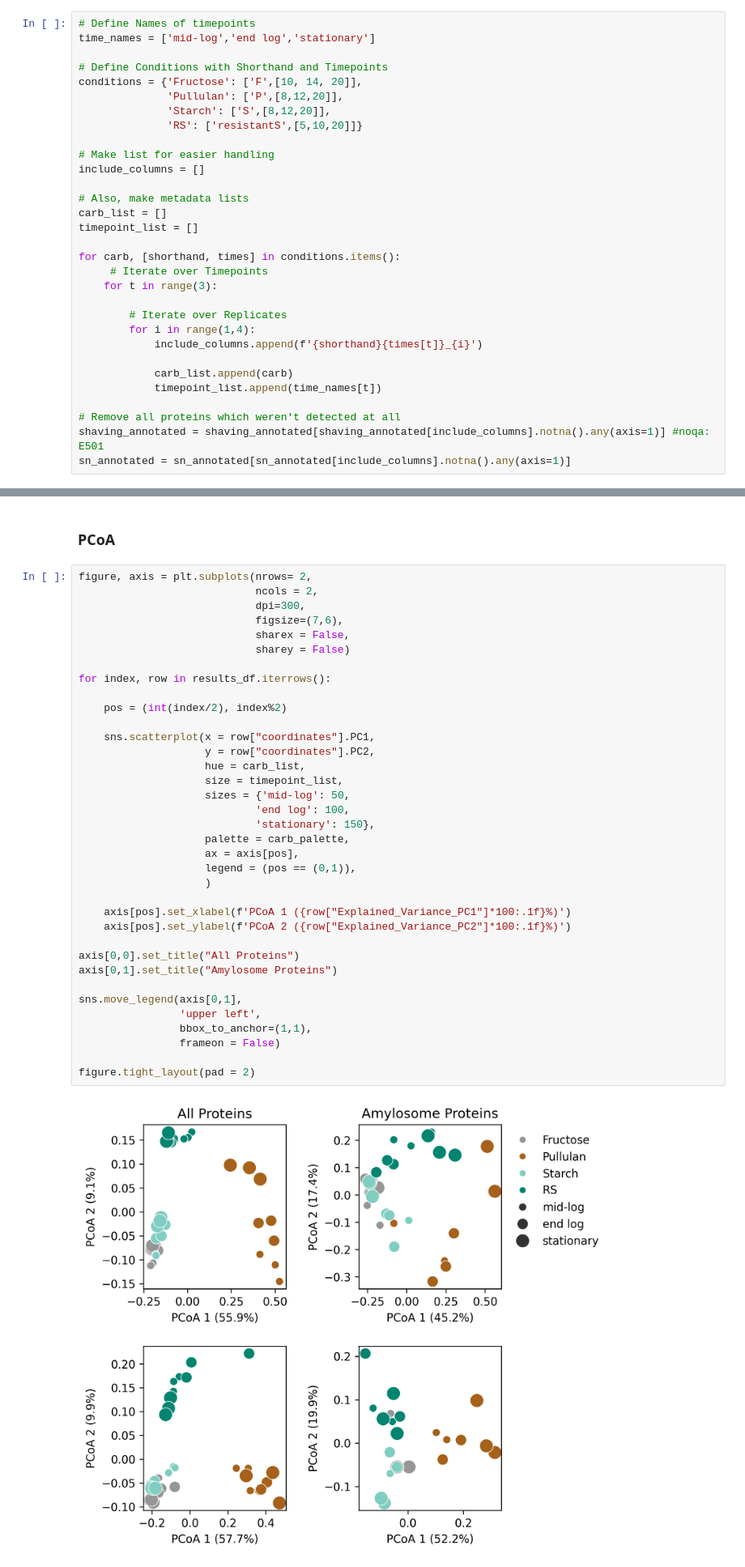
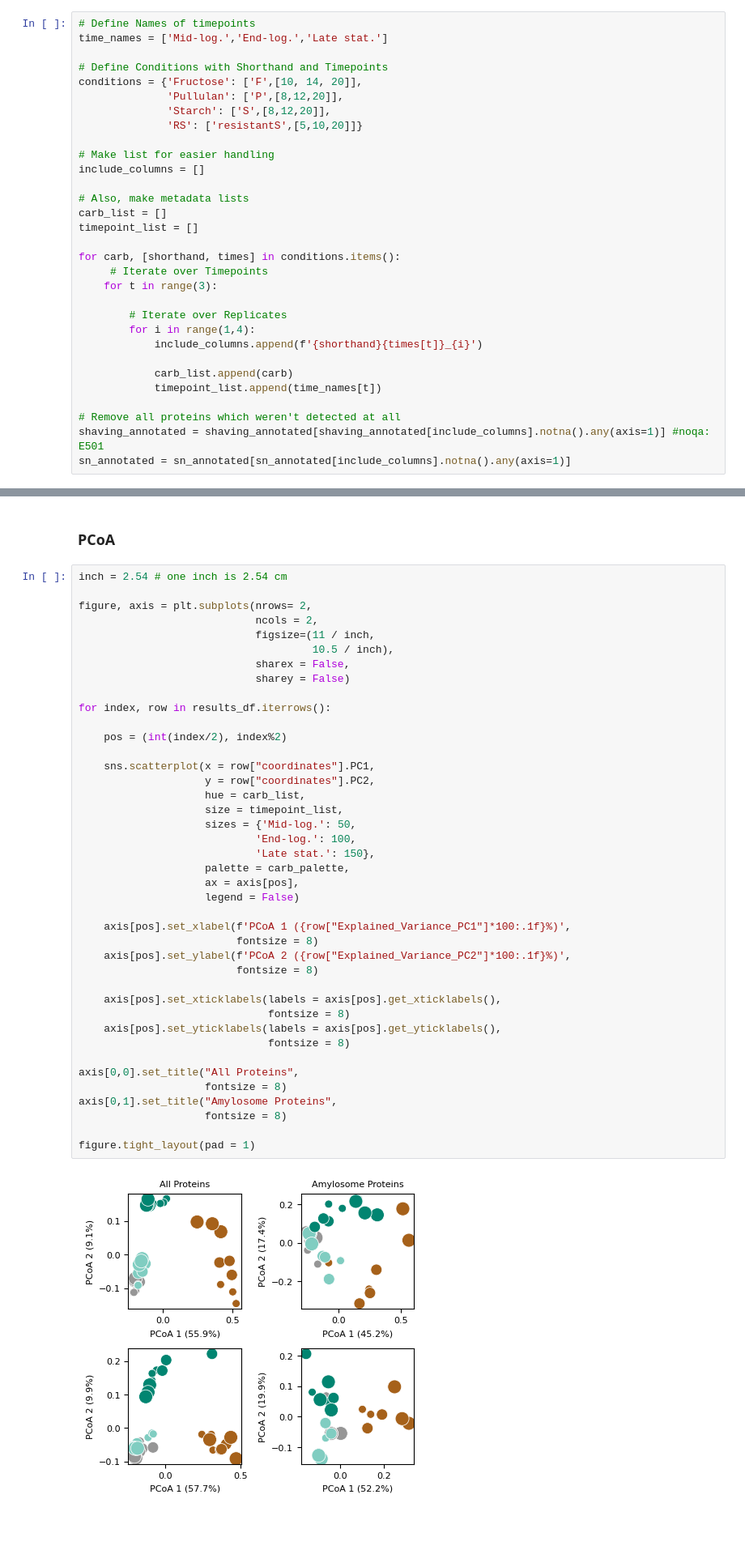
Before and after one commit to bwmr/ruminococcus_bromii, a Jupyter notebook: Proteomics_PCoA.ipynb, the cells around one changed output, grey strips where cells are left out. Shown at 81% size. Cells and saved outputs as stored; diff of their text form; blank space fills up the shorter version.

Commit message:
updated plots for revisions

```diff
--- a/Proteomics_PCoA.ipynb
+++ b/Proteomics_PCoA.ipynb
@@ -76,7 +76,7 @@ sn_annotated.amylosome_component = sn_annotated.amylosome_component.fillna(False
 ### Define Conditions
 # %%
 # Define Names of timepoints
-time_names = ['mid-log','end log','stationary']
+time_names = ['Mid-log.','End-log.','Late stat.']
 
 # Define Conditions with Shorthand and Timepoints
 conditions = {'Fructose': ['F',[10, 14, 20]],
@@ -228,40 +228,45 @@ carb_palette = {"Pullulan": "#a6611a",
 # %% [markdown]
 ### PCoA
 # %%
+inch = 2.54 # one inch is 2.54 cm
+
 figure, axis = plt.subplots(nrows= 2,
                             ncols = 2,
-                            dpi=300,
-                            figsize=(7,6),
+                            figsize=(11 / inch,
+                                     10.5 / inch),
                             sharex = False,
                             sharey = False)
 
 for index, row in results_df.iterrows():
 
     pos = (int(index/2), index%2)
 
     sns.scatterplot(x = row["coordinates"].PC1,
                     y = row["coordinates"].PC2,
                     hue = carb_list,
                     size = timepoint_list,
-                    sizes = {'mid-log': 50,
-                            'end log': 100,
-                            'stationary': 150},
+                    sizes = {'Mid-log.': 50,
+                            'End-log.': 100,
+                            'Late stat.': 150},
                     palette = carb_palette,
                     ax = axis[pos],
-                    legend = (pos == (0,1)),
-                    )
+                    legend = False)
 
-    axis[pos].set_xlabel(f'PCoA 1 ({row["Explained_Variance_PC1"]*100:.1f}%)')
-    axis[pos].set_ylabel(f'PCoA 2 ({row["Explained_Variance_PC2"]*100:.1f}%)')
+    axis[pos].set_xlabel(f'PCoA 1 ({row["Explained_Variance_PC1"]*100:.1f}%)',
+                         fontsize = 8)
+    axis[pos].set_ylabel(f'PCoA 2 ({row["Explained_Variance_PC2"]*100:.1f}%)',
+                         fontsize = 8)
 
-axis[0,0].set_title("All Proteins")
-axis[0,1].set_title("Amylosome Proteins")
+    axis[pos].set_xticklabels(labels = axis[pos].get_xticklabels(),
+                              fontsize = 8)
+    axis[pos].set_yticklabels(labels = axis[pos].get_yticklabels(),
+                              fontsize = 8)
 
-sns.move_legend(axis[0,1],
-                'upper left',
-                bbox_to_anchor=(1,1),
-                frameon = False)
+axis[0,0].set_title("All Proteins",
+                    fontsize = 8)
+axis[0,1].set_title("Amylosome Proteins",
+                    fontsize = 8)
 
-figure.tight_layout(pad = 2)
+figure.tight_layout(pad = 1)
 # %% [output]
-[figure, old version]
+[figure, new version]
```
Also changed, not shown: parts of 1 cell of this notebook, 7 other files.
